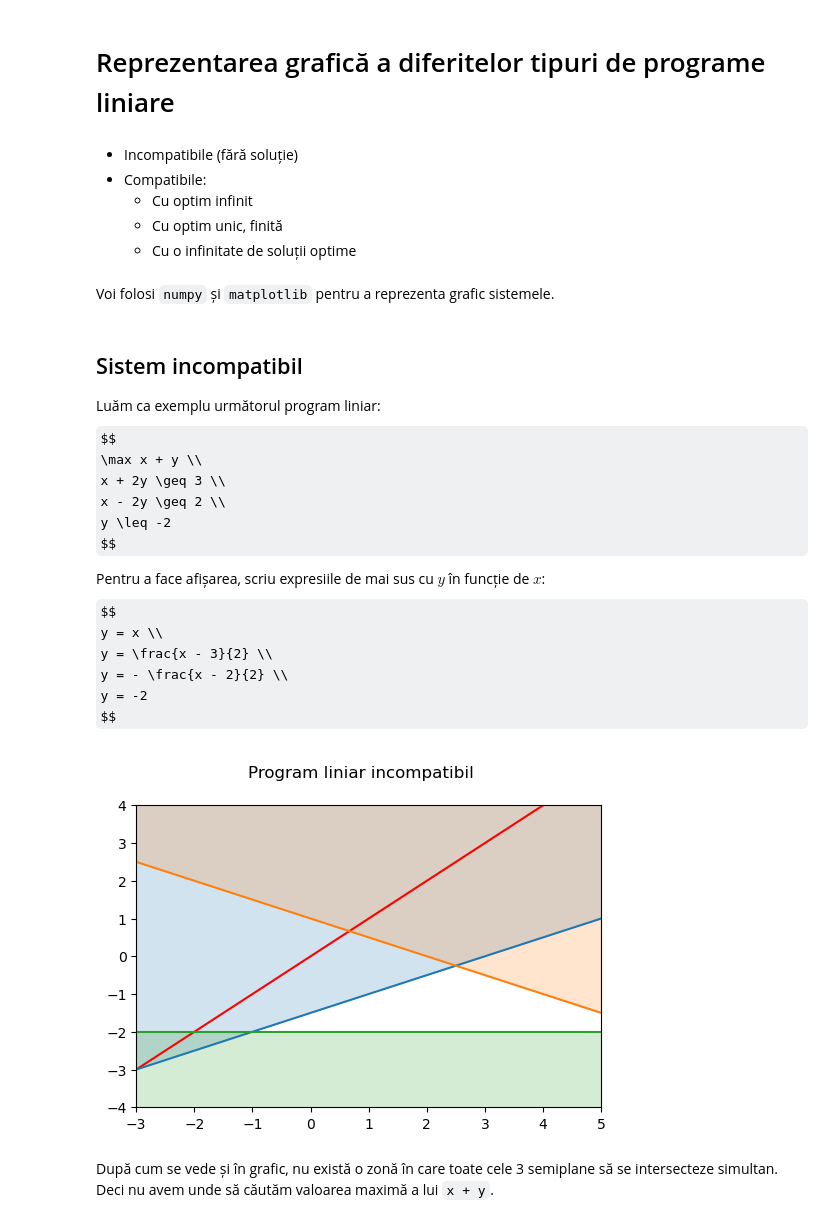
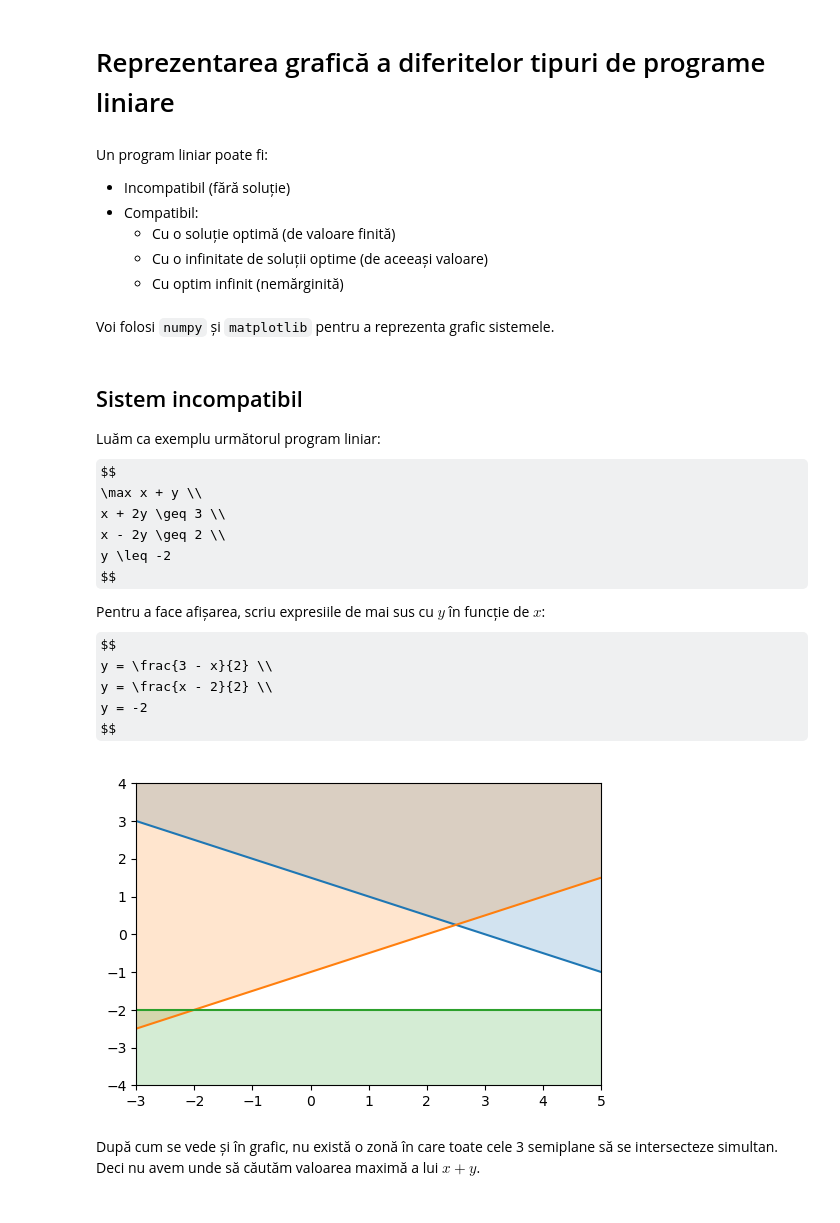
Before and after one commit to GabrielMajeri/teme-fmi, a Jupyter notebook: to/Tema 1.ipynb, the cells around one changed output. Drawn from its saved outputs; the diff is of its cells as text; code cells hidden in the pictures; some formulas as TeX source.

```diff
--- a/to/Tema 1.ipynb
+++ b/to/Tema 1.ipynb
@@ -1,11 +1,13 @@
 # %% [markdown]
 # Reprezentarea grafică a diferitelor tipuri de programe liniare
-# %% [markdown]
-- Incompatibile (fără soluție)
-- Compatibile:
-  - Cu optim infinit
-  - Cu optim unic, finită
-  - Cu o infinitate de soluții optime
+# %% [markdown]
+Un program liniar poate fi:
+
+- Incompatibil (fără soluție)
+- Compatibil:
+  - Cu o soluție optimă (de valoare finită)
+  - Cu o infinitate de soluții optime (de aceeași valoare)
+  - Cu optim infinit (nemărginită)
 # %% [markdown]
 Voi folosi `numpy` și `matplotlib` pentru a reprezenta grafic sistemele.
 # %%
@@ -24,38 +26,35 @@ $$
 
 Pentru a face afișarea, scriu expresiile de mai sus cu $y$ în funcție de $x$:
 $$
-y = x \\
-y = \frac{x - 3}{2} \\
-y = - \frac{x - 2}{2} \\
+y = \frac{3 - x}{2} \\
+y = \frac{x - 2}{2} \\
 y = -2
 $$
 # %%
 x = np.linspace(-5, 5, 200)
 
 plt.figure(dpi=100)
 
-plt.suptitle("Program liniar incompatibil")
-
 plt.xlim(-3, 5)
 plt.ylim(-4, 4)
 
-# Funcția obiectiv, `x + y`
-plt.plot(x, x, color='red')
-
 # x + 2y >= 3
-plt.plot(x, (x - 3)/2)
-plt.fill_between(x, (x - 3)/2, (x - 3)/2 + 10, alpha=0.2)
+y = (3 - x)/2
+plt.plot(x, y)
+plt.fill_between(x, y, y + 10, alpha=0.2)
 
 # x - 2y >= 2
-plt.plot(x, -(x - 2)/2)
-plt.fill_between(x, -(x - 2)/2, -(x - 2)/2 + 10, alpha=0.2)
+y = (x - 2)/2
+plt.plot(x, y)
+plt.fill_between(x, y, y + 10, alpha=0.2)
 
 # y <= -2
-plt.plot(x, x * 0 - 2)
-plt.fill_between(x, -2, -2 - 10, alpha=0.2)
+y = x * 0 - 2
+plt.plot(x, y)
+plt.fill_between(x, y, y - 10, alpha=0.2)
 
 plt.show()
 # %% [output]
-[figure, old version]
+[figure, new version]
 # %% [markdown]
-După cum se vede și în grafic, nu există o zonă în care toate cele 3 semiplane să se intersecteze simultan. Deci nu avem unde să căutăm valoarea maximă a lui `x + y`.
+După cum se vede și în grafic, nu există o zonă în care toate cele 3 semiplane să se intersecteze simultan. Deci nu avem unde să căutăm valoarea maximă a lui $x + y$.
```
Also changed, not shown: parts of 11 cells of this notebook.
